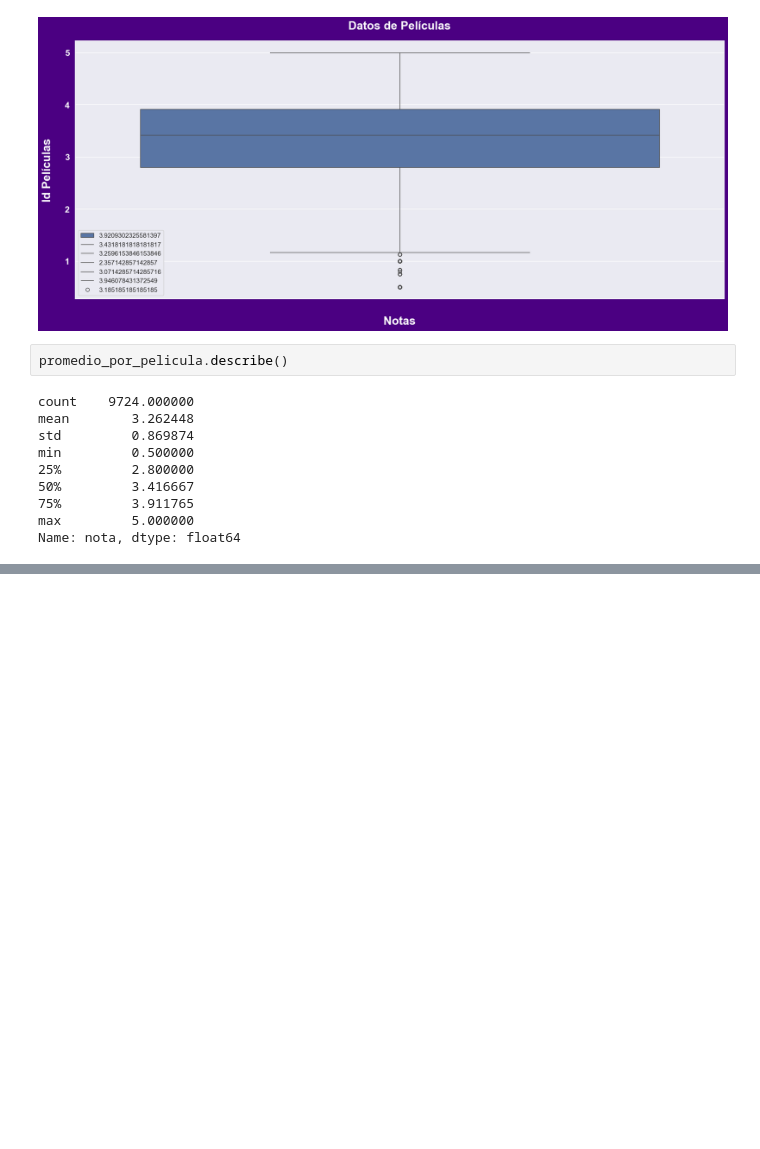
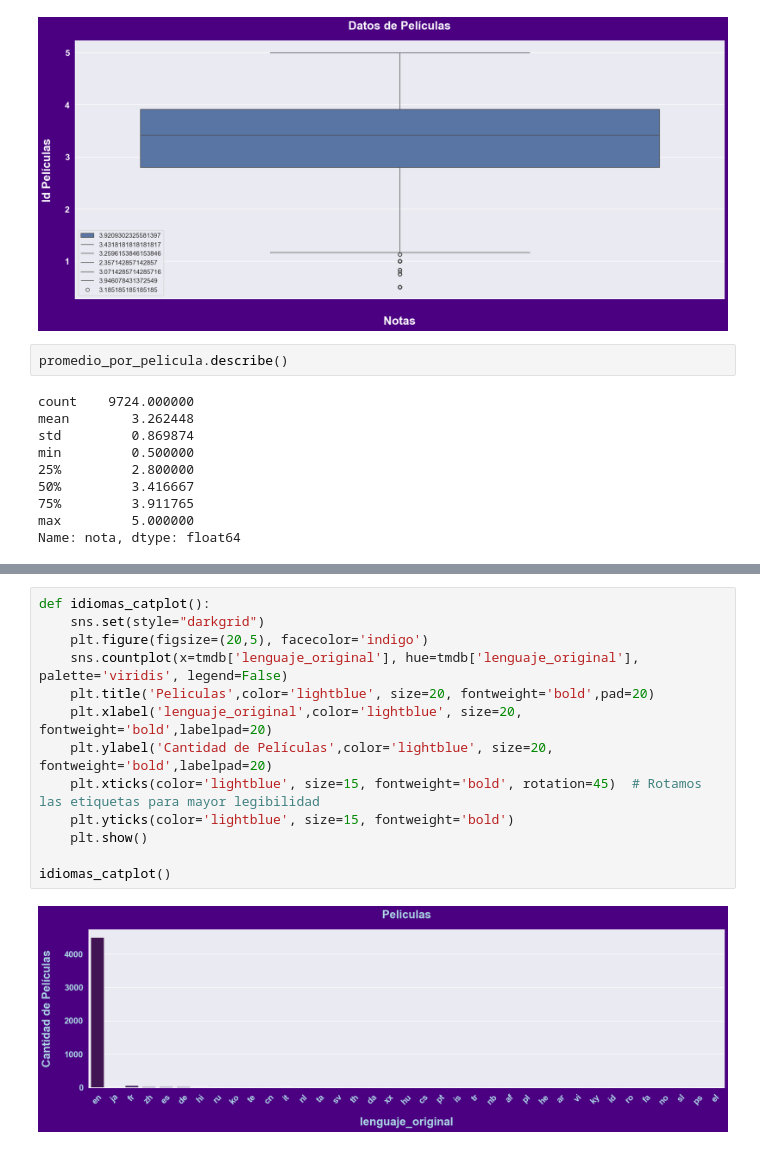
Before and after one commit to Wanves/PythonDataScience, a Jupyter notebook: Introducción_a_Data_Science Aula0/Untitled-1.ipynb, the cells around one changed output, grey strips where cells are left out. Drawn from its saved outputs; the diff is of its cells as text; blank space fills up the shorter version.

```diff
--- a/Introducción_a_Data_Science Aula0/Untitled-1.ipynb
+++ b/Introducción_a_Data_Science Aula0/Untitled-1.ipynb
@@ -466,0 +678,15 @@ promedio_pelicula_hist()
+# %%
+def idiomas_catplot():
+    sns.set(style="darkgrid")
+    plt.figure(figsize=(20,5), facecolor='indigo')
+    sns.countplot(x=tmdb['lenguaje_original'], hue=tmdb['lenguaje_original'], palette='viridis', legend=False)
+    plt.title('Peliculas',color='lightblue', size=20, fontweight='bold',pad=20)
+    plt.xlabel('lenguaje_original',color='lightblue', size=20, fontweight='bold',labelpad=20)
+    plt.ylabel('Cantidad de Películas',color='lightblue', size=20, fontweight='bold',labelpad=20)
+    plt.xticks(color='lightblue', size=15, fontweight='bold', rotation=45)  # Rotamos las etiquetas para mayor legibilidad
+    plt.yticks(color='lightblue', size=15, fontweight='bold')
+    plt.show()
+
+idiomas_catplot()
+# %% [output]
+[figure, added]
```
Also changed, not shown: parts of 70 cells of this notebook.
